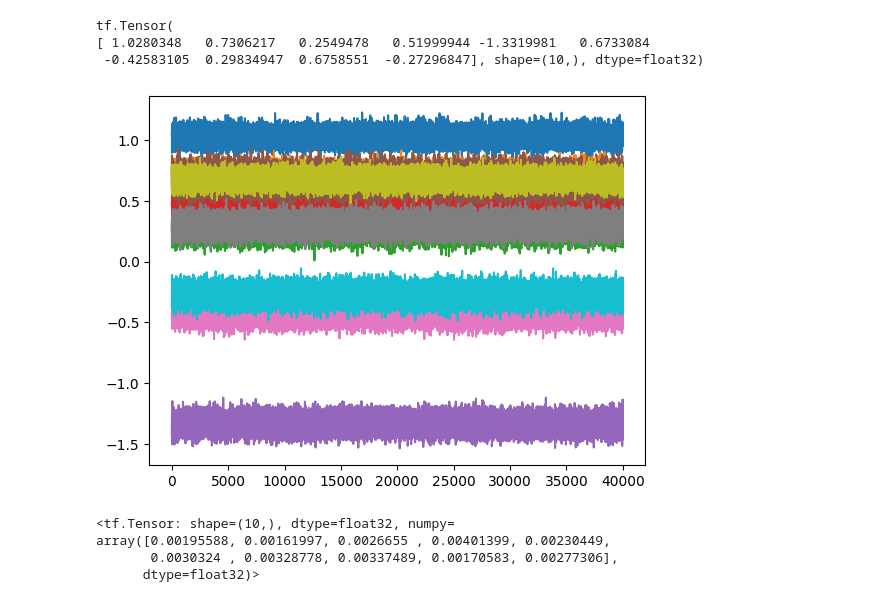
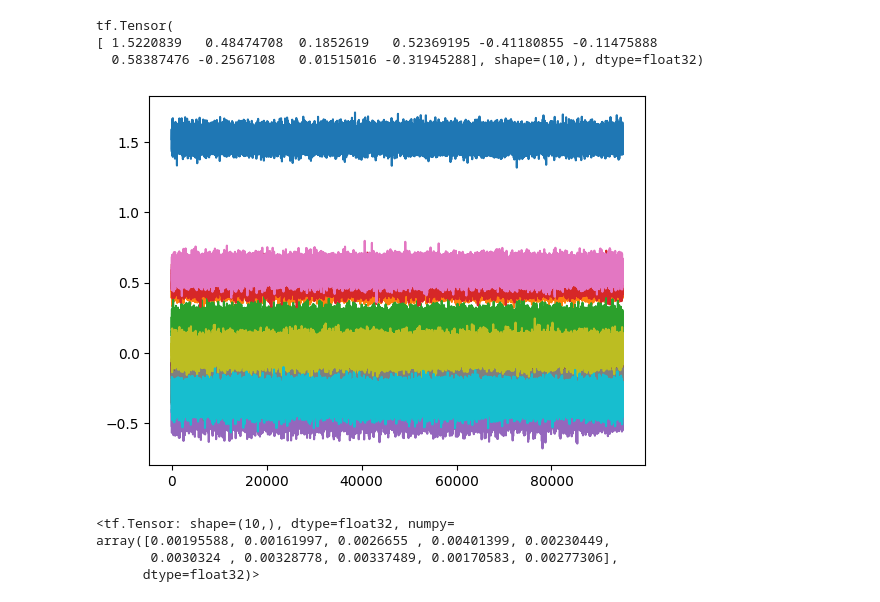
Before and after one commit to johnnymdoubleu/ssl-sgs, a Jupyter notebook: ssl-sgs.ipynb, the cells around one changed output. Drawn from its saved outputs; the diff is of its cells as text; code cells hidden in the pictures.

```diff
--- a/ssl-sgs.ipynb
+++ b/ssl-sgs.ipynb
@@ -121,8 +121,9 @@ def splitGibbs(sigma1, sigma2, sigmay, X, y, niter=1000):
     p = len(X[1])
     n = len(X)
     b = p + n
-    theta = np.array([np.zeros(p)]).T
-    # theta[0], theta[1] = 1, 1                                   #initialising theta as zero vectors
+    theta = np.array([np.zeros(p)]).T                                   #initialising theta as zero vectors
+    for i in range(r): theta[i] = 1
+    print(theta)
     Atz, z = np.array([np.empty((p,1))]*b), np.empty([0,0])             #initialising numpy array to store A^t * z and z
     samples = []
     for i in range(b):                                                  #generating A and A^t * A and storing them into numpy array
@@ -148,13 +149,13 @@ def splitGibbs(sigma1, sigma2, sigmay, X, y, niter=1000):
             if i <= p-1:
                 sigsig = sigma2 / sigma1
                 Aitheta = np.matmul(Alist[i], theta)
-                w2 = gamma * sigsig / ((gamma * sigsig) + ((1-gamma) * np.exp(-(1-sigsig**2) * (np.linalg.norm(Aitheta))**2/2)))
+                sigmaz = 1 - sigsig**2
+                w2 = gamma * sigsig / ((gamma * sigsig) + ((1-gamma) * np.exp(-(sigmaz) * (np.linalg.norm(Aitheta))**2/2)))
                 # print((np.linalg.norm(np.matmul(Alist[i], theta)))**2)
                 w1 = 1 - w2
                 U = np.random.uniform()
                 if U > w2:
-                    mu = (1 - sigsig**2) * Aitheta
-                    sigmaz = 1 - sigsig**2
+                    mu = (sigmaz) * Aitheta
                     z = np.append(z, np.random.normal(mu, sigmaz))
                 else:
                     z = np.append(z, 0)
@@ -181,6 +182,6 @@ def splitGibbs(sigma1, sigma2, sigmay, X, y, niter=1000):
     return samples
 
 
-trace = splitGibbs(sigma1 = 1, sigma2 = 0.25, sigmay = 0.1, X = X, y = y, niter = 50000)
+trace = splitGibbs(sigma1 = 1, sigma2 = 0.1, sigmay = 0.1, X = X, y = y, niter = 100000)
 len(trace)
 # %% [output]
@@ -188,17 +199,17 @@ len(trace)
 # %%
-sample = tf.convert_to_tensor(np.asarray(trace[10000:]), dtype=tf.float32)
+sample = tf.convert_to_tensor(np.asarray(trace[5000:]), dtype=tf.float32)
 plt.plot(sample)
 ess = tfp.mcmc.effective_sample_size(sample, filter_beyond_positive_pairs=True)
 # print(ess.shape)
 mean, variance = tf.nn.moments(sample, axes=0)
 standard_error = tf.sqrt(variance / ess)
 
 print(mean)
 # %% [output]
 tf.Tensor(
-[ 1.0280348   0.7306217   0.2549478   0.51999944 -1.3319981   0.6733084
- -0.42583105  0.29834947  0.6758551  -0.27296847], shape=(10,), dtype=float32)
+[ 1.5220839   0.48474708  0.1852619   0.52369195 -0.41180855 -0.11475888
+  0.58387476 -0.2567108   0.01515016 -0.31945288], shape=(10,), dtype=float32)
-[figure, old version]
+[figure, new version]
 # %%
 variance
 # %% [output]
```
Also changed, not shown: parts of 2 cells of this notebook.
